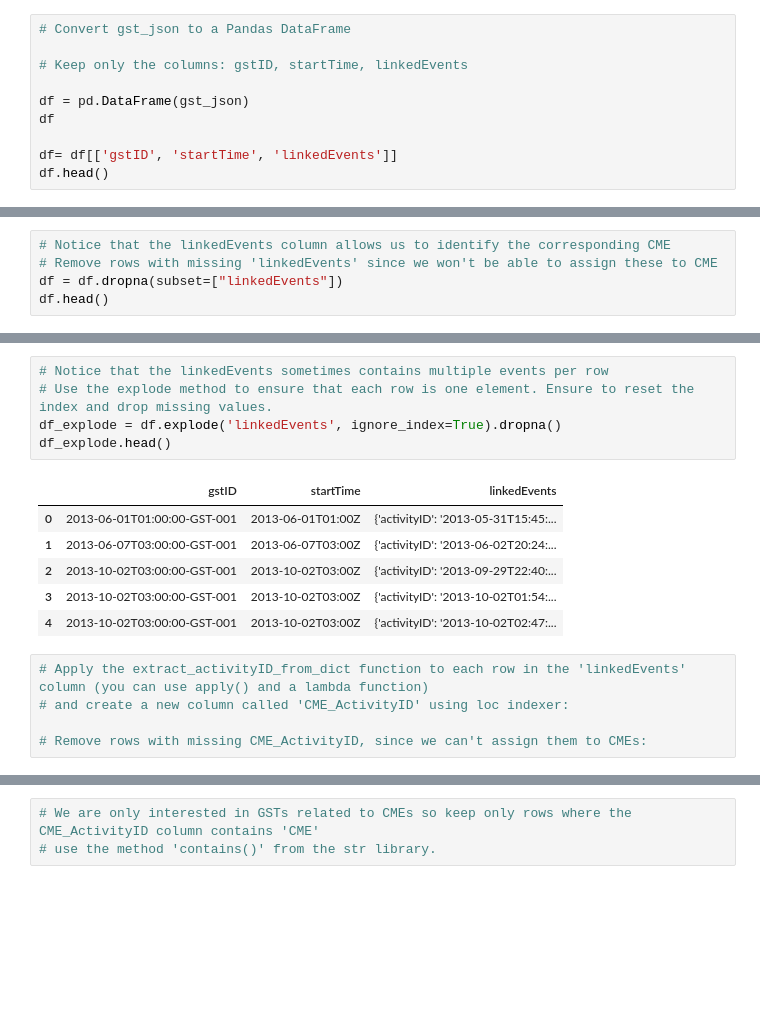
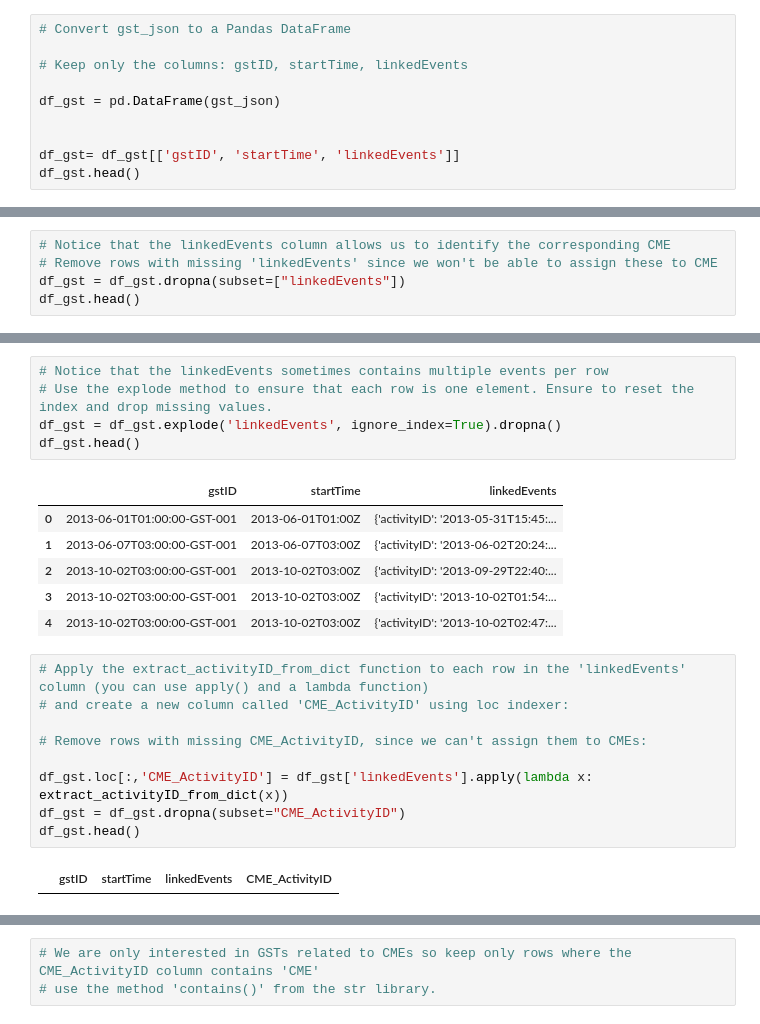
Before and after one commit to samanzahra1/Module_6_Challenge, a Jupyter notebook: retrieve_data.ipynb, the cells around one changed output, grey strips where cells are left out. Saved outputs shown, nothing was run; the diff lists cells and outputs as text; blank space fills up the shorter version.

```diff
--- a/retrieve_data.ipynb
+++ b/retrieve_data.ipynb
@@ -314,11 +315,11 @@ print(json.dumps(gst_json, indent=4))
 
 # Keep only the columns: gstID, startTime, linkedEvents
 
-df = pd.DataFrame(gst_json)
-df
+df_gst = pd.DataFrame(gst_json)
 
-df= df[['gstID', 'startTime', 'linkedEvents']]
-df.head()
+
+df_gst= df_gst[['gstID', 'startTime', 'linkedEvents']]
+df_gst.head()
 # %% [output]
 |  | gstID | startTime | linkedEvents |
 | 0 | 2013-06-01T01:00:00-GST-001 | 2013-06-01T01:00Z | [{'activityID': '2013-05-31T15:45... |
@@ -329,8 +330,8 @@ df.head()
 # %%
 # Notice that the linkedEvents column allows us to identify the corresponding CME
 # Remove rows with missing 'linkedEvents' since we won't be able to assign these to CME
-df = df.dropna(subset=["linkedEvents"])
-df.head()
+df_gst = df_gst.dropna(subset=["linkedEvents"])
+df_gst.head()
 # %% [output]
 |  | gstID | startTime | linkedEvents |
 | 0 | 2013-06-01T01:00:00-GST-001 | 2013-06-01T01:00Z | [{'activityID': '2013-05-31T15:45... |
@@ -341,8 +342,8 @@ df.head()
 # %%
 # Notice that the linkedEvents sometimes contains multiple events per row
 # Use the explode method to ensure that each row is one element. Ensure to reset the index and drop missing values.
-df_explode = df.explode('linkedEvents', ignore_index=True).dropna()
-df_explode.head()
+df_gst = df_gst.explode('linkedEvents', ignore_index=True).dropna()
+df_gst.head()
 # %% [output]
 |  | gstID | startTime | linkedEvents |
 | 0 | 2013-06-01T01:00:00-GST-001 | 2013-06-01T01:00Z | {'activityID': '2013-05-31T15:45:... |
@@ -353,7 +354,13 @@ df_explode.head()
 # %%
 # Apply the extract_activityID_from_dict function to each row in the 'linkedEvents' column (you can use apply() and a lambda function)
 # and create a new column called 'CME_ActivityID' using loc indexer:
 
 # Remove rows with missing CME_ActivityID, since we can't assign them to CMEs:
+
+df_gst.loc[:,'CME_ActivityID'] = df_gst['linkedEvents'].apply(lambda x: extract_activityID_from_dict(x))
+df_gst = df_gst.dropna(subset="CME_ActivityID")
+df_gst.head()
+# %% [output]
+|  | gstID | startTime | linkedEvents | CME_ActivityID |
 # %%
 # Convert the 'CME_ActivityID' column to string format
```
Also changed, not shown: parts of 13 cells of this notebook.
